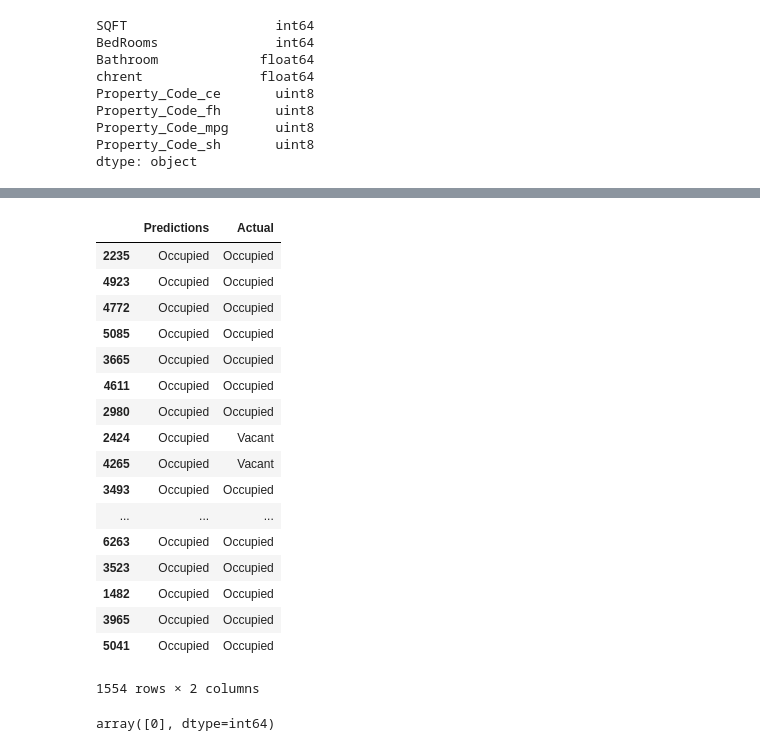
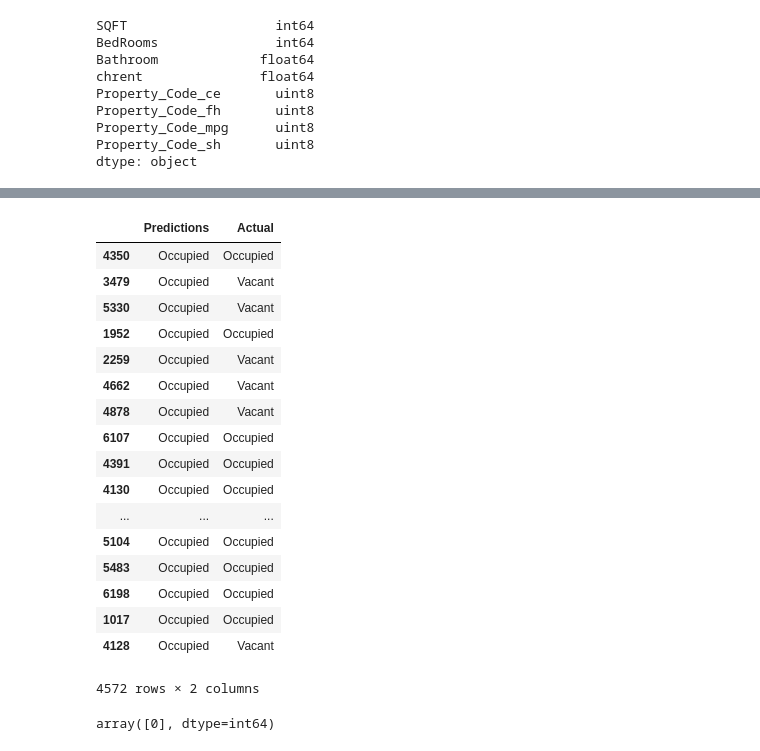
Before and after one commit to richinohio/Final_Project, a Jupyter notebook: New folder/data/Final_Logistic_Regression.ipynb, the cells around one changed output, grey strips where cells are left out. Saved outputs shown, nothing was run; the diff lists cells and outputs as text; code cells hidden in the pictures.

```diff
--- a/New folder/data/Final_Logistic_Regression.ipynb
+++ b/New folder/data/Final_Logistic_Regression.ipynb
@@ -39,5 +20,7 @@ outliers = rent_df[rent_df["chrent"] >= 500].index
 rent_df.drop(outliers, inplace = True)
 outliers2 = rent_df[rent_df["chrent"] <= -500].index
 rent_df.drop(outliers2, inplace = True)
+rent_df.drop(["LengthStay","DateOccurred","DateMoveOut"], axis = 1, inplace =True)
+rent_df.dropna(inplace = True)
 rent_df
 # %% [output]
@@ -77,5 +60,3 @@ data_binary_encoded.head()
 | 5 | 1088 | 2 | 1.5 | 24.0 | 1 | 0 | 0 | ... |
 | 9 | 1400 | 3 | 2.5 | 35.0 | 1 | 0 | 0 | ... |
 | 10 | 1400 | 3 | 2.5 | 9.0 | 1 | 0 | 0 | ... |
-# %%
-data_binary_encoded = data_binary_encoded.fillna(0)
@@ -175,30 +156,30 @@ Deep Neural Network - Loss: 4.014293718828965, Accuracy: 0.7509652507351172
 # %%
-deep_predictions = deep_model.predict_classes(X_test)
-deep_predictor = pd.DataFrame({"Predictions": deep_predictions, "Actual": y_test})
+deep_predictions = deep_model.predict_classes(X_train)
+deep_predictor = pd.DataFrame({"Predictions": deep_predictions, "Actual": y_train})
 deep_predictor.loc[deep_predictor["Predictions"] == 1, "Predictions"] = "Vacant"
 deep_predictor.loc[deep_predictor["Predictions"] == 0, "Predictions"] = "Occupied"
 deep_predictor.loc[deep_predictor["Actual"] == 1, "Actual"] = "Vacant"
 deep_predictor.loc[deep_predictor["Actual"] == 0, "Actual"] = "Occupied"
 deep_predictor
 # %% [output]
 |  | Predictions | Actual |
-| 2235 | Occupied | Occupied |
-| 4923 | Occupied | Occupied |
-| 4772 | Occupied | Occupied |
-| 5085 | Occupied | Occupied |
-| 3665 | Occupied | Occupied |
-| 4611 | Occupied | Occupied |
-| 2980 | Occupied | Occupied |
-| 2424 | Occupied | Vacant |
-| 4265 | Occupied | Vacant |
-| 3493 | Occupied | Occupied |
+| 4350 | Occupied | Occupied |
+| 3479 | Occupied | Vacant |
+| 5330 | Occupied | Vacant |
+| 1952 | Occupied | Occupied |
+| 2259 | Occupied | Vacant |
+| 4662 | Occupied | Vacant |
+| 4878 | Occupied | Vacant |
+| 6107 | Occupied | Occupied |
+| 4391 | Occupied | Occupied |
+| 4130 | Occupied | Occupied |
 | ... | ... | ... |
-| 6263 | Occupied | Occupied |
-| 3523 | Occupied | Occupied |
-| 1482 | Occupied | Occupied |
-| 3965 | Occupied | Occupied |
-| 5041 | Occupied | Occupied |
+| 5104 | Occupied | Occupied |
+| 5483 | Occupied | Occupied |
+| 6198 | Occupied | Occupied |
+| 1017 | Occupied | Occupied |
+| 4128 | Occupied | Vacant |
-1554 rows × 2 columns
+4572 rows × 2 columns
 # %%
 deep_model.save("logistics_deep_network.h5")
 # %%
```
Also changed, not shown: parts of 9 cells of this notebook, 3 other files.
